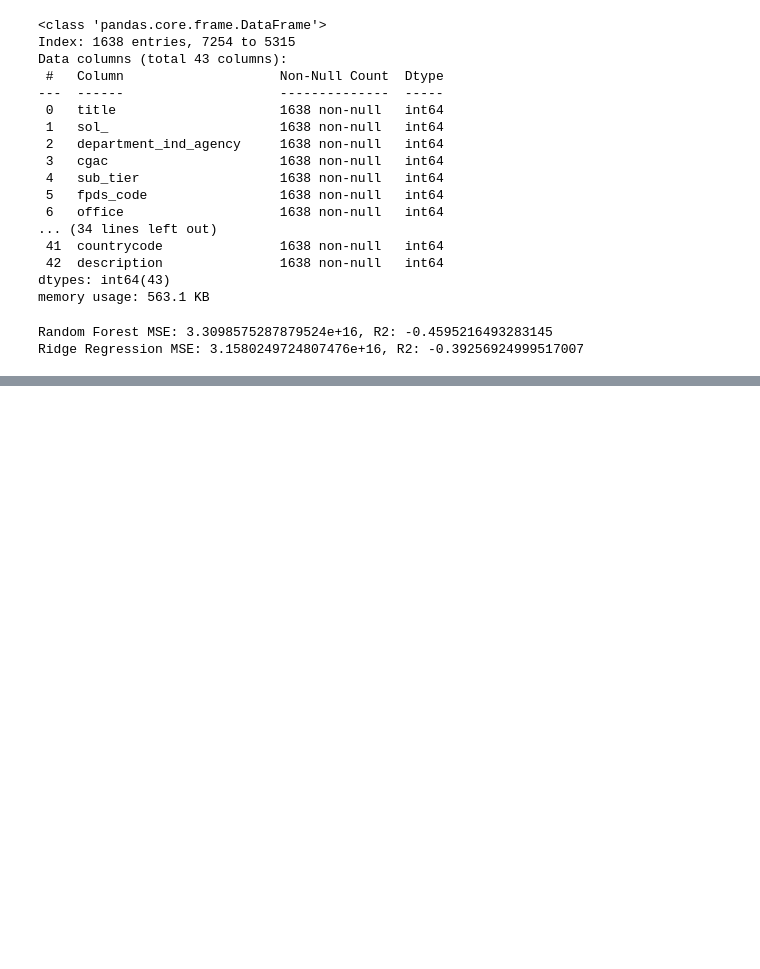
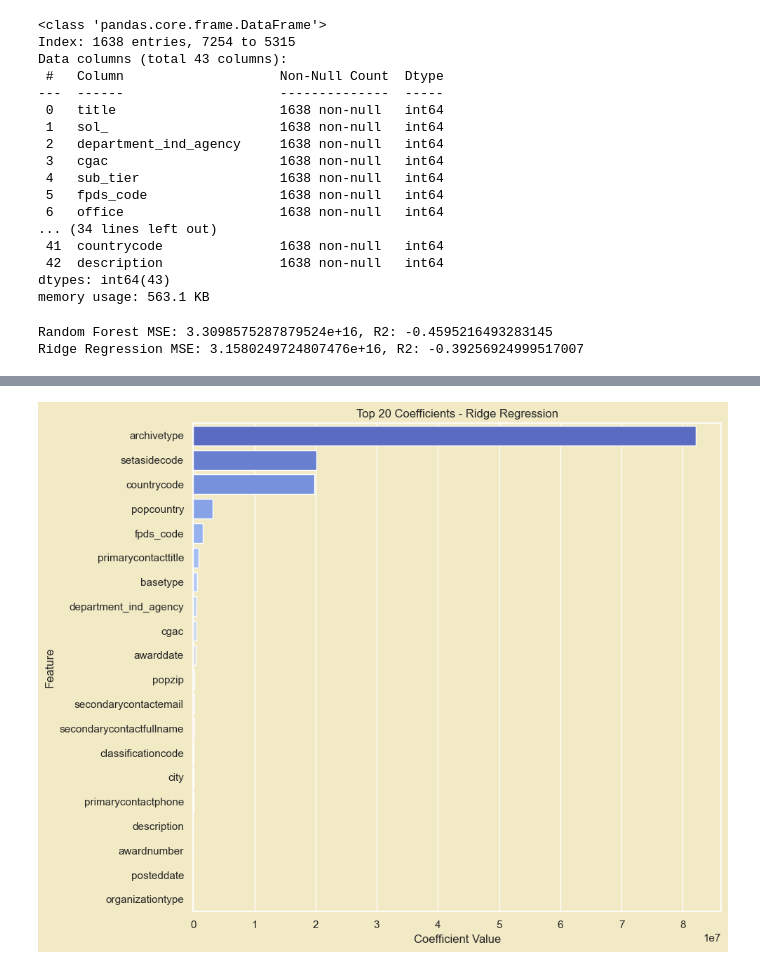
Before and after one commit to LNshuti/usgov-contracts-rag, a Jupyter notebook: src/notebooks/ml_usgov_contracts_ecommendation.ipynb, the cells around one changed output, grey strips where cells are left out. Drawn from its saved outputs; the diff is of its cells as text; code cells hidden in the pictures; blank space fills up the shorter version.

```diff
--- a/src/notebooks/ml_usgov_contracts_ecommendation.ipynb
+++ b/src/notebooks/ml_usgov_contracts_ecommendation.ipynb
@@ -723,0 +746,17 @@ Ridge Regression MSE: 3.1580249724807476e+16, R2: -0.39256924999517007
+# %%
+# 2. Coefficient Analysis for Ridge Regression
+coefficients = ridge_model.coef_
+coef_df = pd.DataFrame({
+    'feature': feature_names,
+    'coefficient': coefficients
+}).sort_values(by='coefficient', ascending=False).head(20)  # Top 20 positive coefficients
+
+plt.figure(figsize=(10, 8))
+sns.barplot(x='coefficient', y='feature', data=coef_df, palette='coolwarm')
+plt.title('Top 20 Coefficients - Ridge Regression')
+plt.xlabel('Coefficient Value')
+plt.ylabel('Feature')
+plt.tight_layout()
+plt.show()
+# %% [output]
+[figure, added]
```
Also changed, not shown: parts of 7 cells of this notebook.
